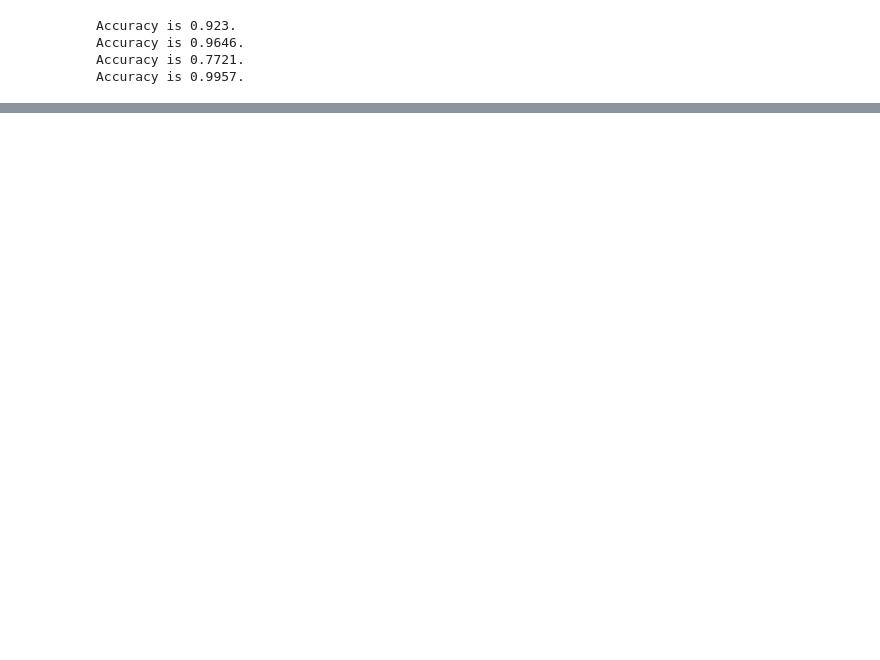
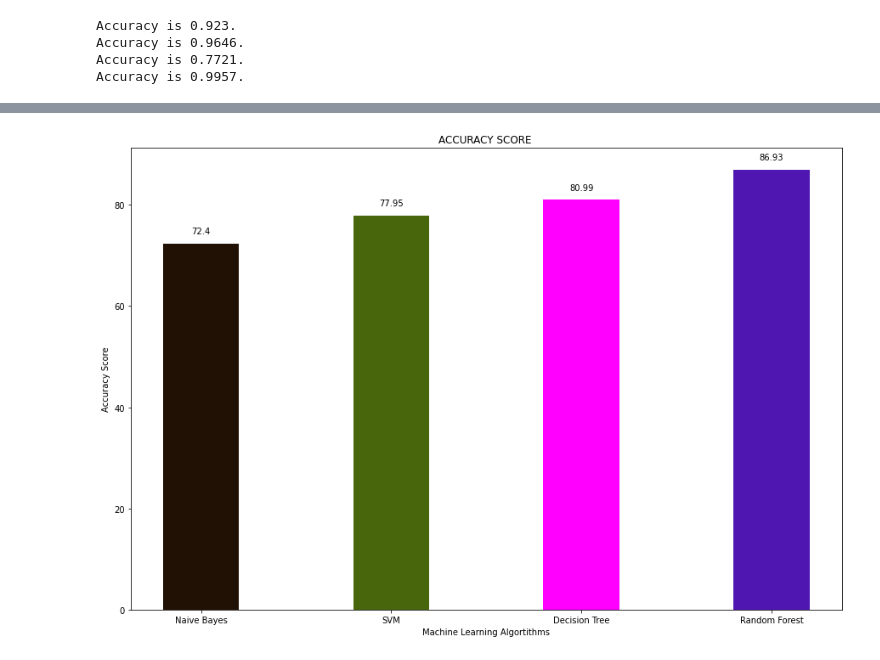
Before and after one commit to Bezes13/LSC, a Jupyter notebook: Projekt_NIDS/NIDS_Belzer_Wendt_main.ipynb, the cells around one changed output, grey strips where cells are left out. Saved outputs shown, nothing was run; the diff lists cells and outputs as text; code cells hidden in the pictures; blank space fills up the shorter version.

Commit message:
added solo train

```diff
--- a/Projekt_NIDS/NIDS_Belzer_Wendt_main.ipynb
+++ b/Projekt_NIDS/NIDS_Belzer_Wendt_main.ipynb
@@ -734,0 +736,39 @@ plt.savefig("Accuracy in CHI",dpi=500)
+# %%
+X_train = df_train.drop(columns='label')
+Y_train = df_train.label
+X_test = df_test.drop(columns='label')
+Y_test = df_test.label
+# %%
+scaler = MinMaxScaler().fit(X_test)
+X_test = scaler.transform(X_test)
+scaler_t = MinMaxScaler().fit(X_train)
+X_train = scaler_t.transform(X_train)
+# %%
+clf1 = DecisionTreeClassifier(random_state=0)
+clf2 = RandomForestClassifier(random_state=40,n_estimators=300,n_jobs=-1)
+clf3 = BernoulliNB()
+clf4 = LinearSVC(random_state=0)
+clf1.fit(X_train, Y_train)
+clf2.fit(X_train, Y_train)
+clf3.fit(X_train, Y_train)
+clf4.fit(X_train, Y_train)
+accDT = clf1.score(X_test, Y_test)
+accRF = clf2.score(X_test, Y_test)
+accNB = clf3.score(X_test, Y_test)
+accLR = clf4.score(X_test, Y_test)
+# %%
+def addlabels(x,y):
+    for i in range(len(x)):
+        plt.text(i, y[i]+2, round(y[i],2), ha = 'center')
+names=['Naive Bayes','SVM','Decision Tree','Random Forest']
+AccuracyScore=[accNB*100,accLR*100,accDT*100,accRF*100]
+plt.figure(figsize=(15,10))
+plt.bar(names,AccuracyScore,0.4,color=['#211105','#48660C','magenta','#5016B1','brown'])
+addlabels(names, AccuracyScore)
+plt.title("ACCURACY SCORE ")
+plt.xlabel("Machine Learning Algortithms")
+plt.ylabel("Accuracy Score")
+# plt.legend(names)
+plt.savefig("Accuracy",dpi=500)
+# %% [output]
+[figure, added]
```
Also changed, not shown: parts of 7 cells of this notebook.
